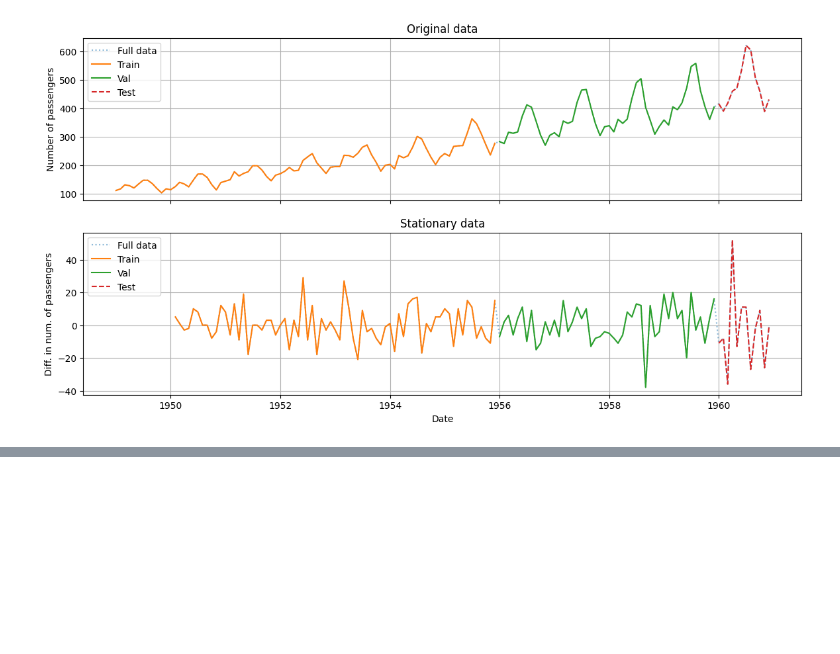
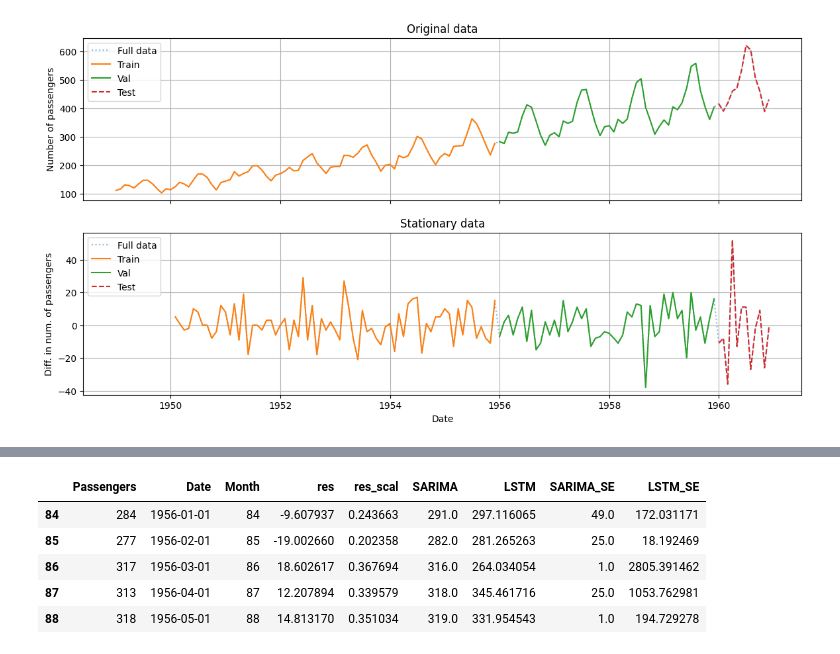
Before and after one commit to mlopez13/tsa_air_passengers, a Jupyter notebook: n6_all_models.ipynb, the cells around one changed output, grey strips where cells are left out. Cells and saved outputs as stored; diff of their text form; code cells hidden in the pictures; blank space fills up the shorter version.

```diff
--- a/n6_all_models.ipynb
+++ b/n6_all_models.ipynb
@@ -103,0 +112,4 @@ plt.show()
+# %%
+val["SARIMA"] = models["SARIMA"]["pred"]
+val["LSTM"] = models["LSTM"]["pred"]
+val.head()
@@ -103,0 +123,11 @@ plt.show()
+# %%
+val["SARIMA_SE"] = (val["Passengers"] - val["SARIMA"]) ** 2
+val["LSTM_SE"] = (val["Passengers"] - val["LSTM"]) ** 2
+val.head()
+# %% [output]
+|  | Passengers | Date | Month | res | res_scal | SARIMA | LSTM | SARIMA_SE | LSTM_SE |
+| 84 | 284 | 1956-01-01 | 84 | -9.607937 | 0.243663 | 291.0 | 297.116065 | 49.0 | 172.031171 |
+| 85 | 277 | 1956-02-01 | 85 | -19.002660 | 0.202358 | 282.0 | 281.265263 | 25.0 | 18.192469 |
+| 86 | 317 | 1956-03-01 | 86 | 18.602617 | 0.367694 | 316.0 | 264.034054 | 1.0 | 2805.391462 |
+| 87 | 313 | 1956-04-01 | 87 | 12.207894 | 0.339579 | 318.0 | 345.461716 | 25.0 | 1053.762981 |
+| 88 | 318 | 1956-05-01 | 88 | 14.813170 | 0.351034 | 319.0 | 331.954543 | 1.0 | 194.729278 |
```
Also changed, not shown: parts of 6 cells of this notebook.
